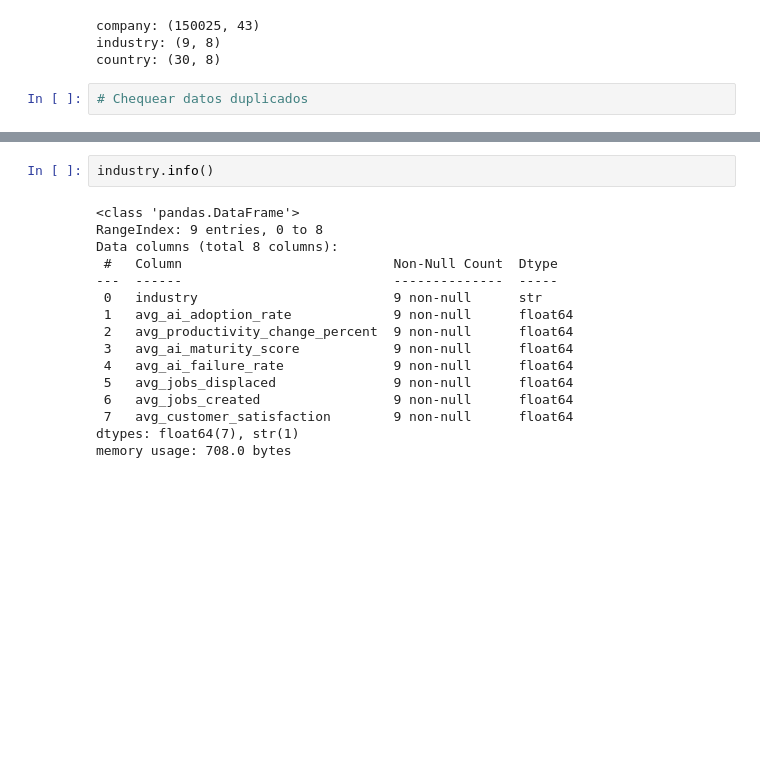
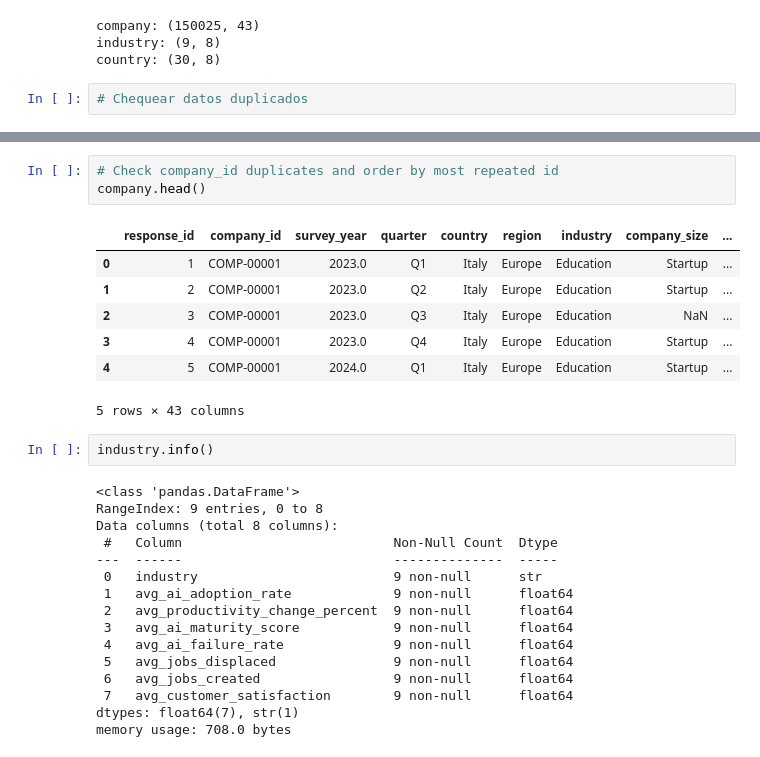
Before and after one commit to Ericsig/DiploDatos, a Jupyter notebook: notebook/eda_notebook.ipynb, the cells around one changed output, grey strips where cells are left out. Cells and saved outputs as stored; diff of their text form; blank space fills up the shorter version.

```diff
--- a/notebook/eda_notebook.ipynb
+++ b/notebook/eda_notebook.ipynb
@@ -73,3 +114,14 @@ Name: count, dtype: int64
+# %%
+# Check company_id duplicates and order by most repeated id
+company.head()
+# %% [output]
+|  | response_id | company_id | survey_year | quarter | country | region | industry | company_size | ... |
+| 0 | 1 | COMP-00001 | 2023.0 | Q1 | Italy | Europe | Education | Startup | ... |
+| 1 | 2 | COMP-00001 | 2023.0 | Q2 | Italy | Europe | Education | Startup | ... |
+| 2 | 3 | COMP-00001 | 2023.0 | Q3 | Italy | Europe | Education | NaN | ... |
+| 3 | 4 | COMP-00001 | 2023.0 | Q4 | Italy | Europe | Education | Startup | ... |
+| 4 | 5 | COMP-00001 | 2024.0 | Q1 | Italy | Europe | Education | Startup | ... |
+5 rows × 43 columns
 # %%
 industry.info()
 # %% [output]
```
Also changed, not shown: parts of 9 cells of this notebook.
